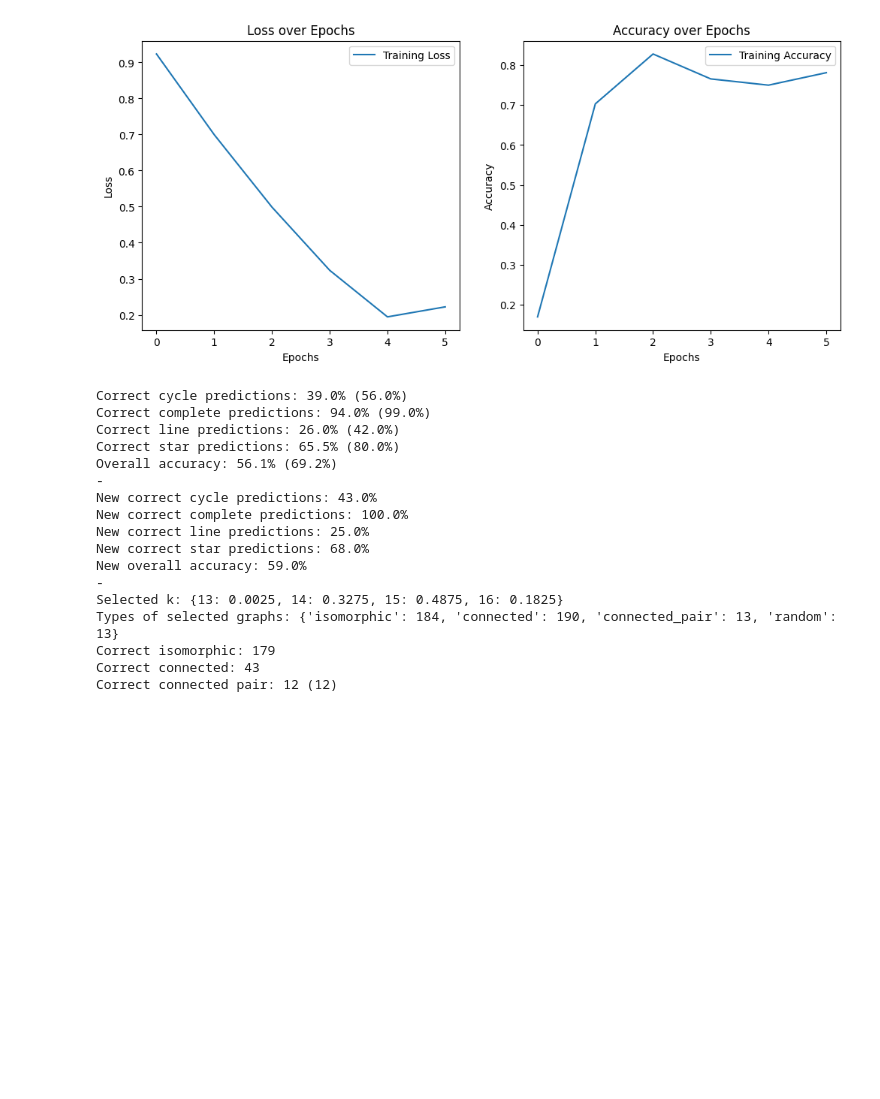
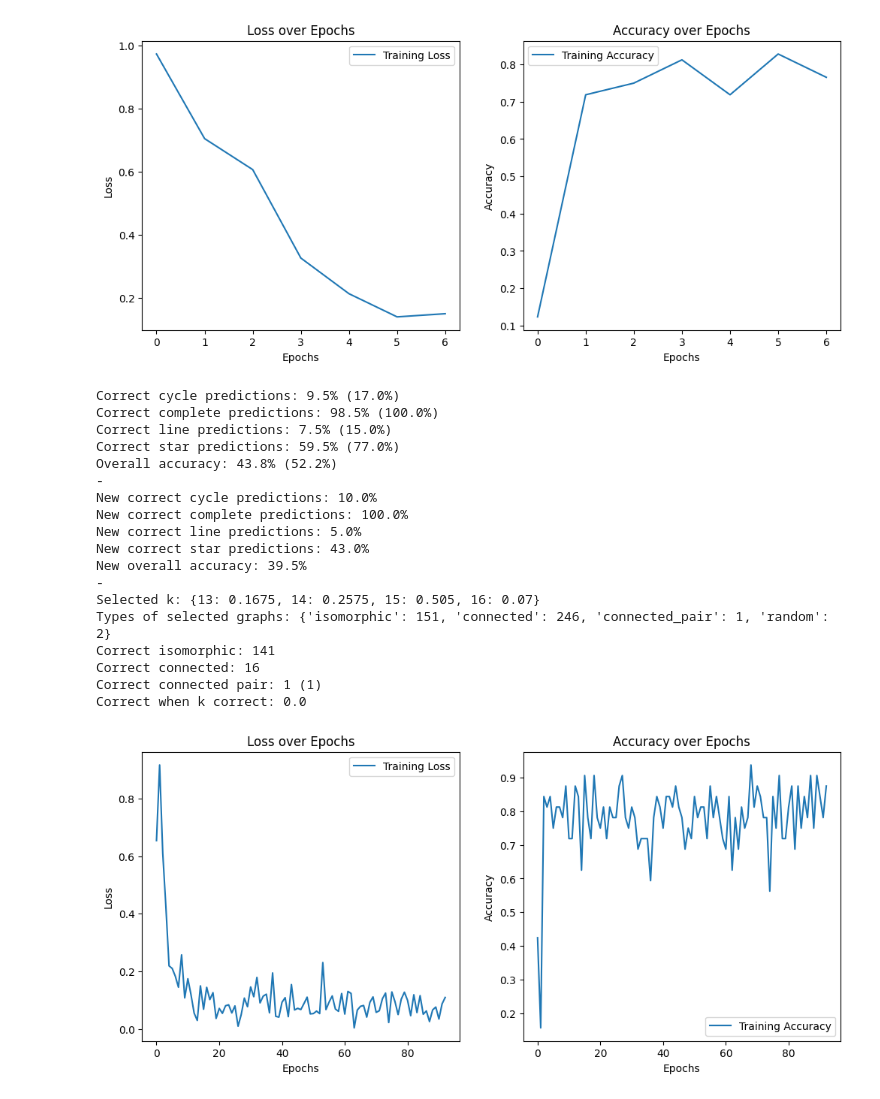
Before and after one commit to tsimiho/gmn, a Jupyter notebook: method1_synthetic.ipynb, the cells around one changed output. Saved outputs shown, nothing was run; the diff lists cells and outputs as text; code cells hidden in the pictures; blank space fills up the shorter version.

```diff
--- a/method1_synthetic.ipynb
+++ b/method1_synthetic.ipynb
@@ -441,7 +441,7 @@ def calculate_weighted_confidence(scores, external_weights=None, w_avg=0.5, w_va
 #             None,
 #         )
 # %%
-dataset = GraphDataset(torch.load("data/cycle_line_star_complete_1_15.pt"))
+dataset = GraphDataset(torch.load("data/cycle_line_star_complete_1_15+.pt"))
 
 (
     small_graphs,
@@ -925,28 +925,30 @@ thresholds = {8: 0.8, 15: 0.83}
 # %%
-hyperparams = (32, 5, 0.2, 0.01, 64, 400)
-# for hyperparams in hyperparameters:
-newargs = NewArgs(*hyperparams)
-model = GraphMatchingNetwork(newargs)
-optimizer = Adam(model.parameters(), lr=newargs.lr, weight_decay=1e-5)
-pairs, labels = create_graph_pairs(dataset, newargs.num_pairs)
-train(model, optimizer, pairs, labels, newargs.batch_size)
-acc_test(model, True, 0.83)
+# hyperparams = (32, 5, 0.2, 0.01, 64, 400)
+for hyperparams in hyperparameters:
+    newargs = NewArgs(*hyperparams)
+    model = GraphMatchingNetwork(newargs)
+    optimizer = Adam(model.parameters(), lr=newargs.lr, weight_decay=1e-5)
+    pairs, labels = create_graph_pairs(dataset, newargs.num_pairs)
+    train(model, optimizer, pairs, labels, newargs.batch_size)
+    acc_test(model, True, 0.75)
 # %% [output]
-[figure, old version]
+[figure, new version]
-Correct cycle predictions: 39.0% (56.0%)
-Correct complete predictions: 94.0% (99.0%)
-Correct line predictions: 26.0% (42.0%)
-Correct star predictions: 65.5% (80.0%)
-Overall accuracy: 56.1% (69.2%)
+Correct cycle predictions: 9.5% (17.0%)
+Correct complete predictions: 98.5% (100.0%)
+Correct line predictions: 7.5% (15.0%)
+Correct star predictions: 59.5% (77.0%)
+Overall accuracy: 43.8% (52.2%)
 -
-New correct cycle predictions: 43.0%
+New correct cycle predictions: 10.0%
 New correct complete predictions: 100.0%
-New correct line predictions: 25.0%
-New correct star predictions: 68.0%
-New overall accuracy: 59.0%
+New correct line predictions: 5.0%
+New correct star predictions: 43.0%
+New overall accuracy: 39.5%
 -
-Selected k: {13: 0.0025, 14: 0.3275, 15: 0.4875, 16: 0.1825}
-Types of selected graphs: {'isomorphic': 184, 'connected': 190, 'connected_pair': 13, 'random': 13}
-Correct isomorphic: 179
-Correct connected: 43
-Correct connected pair: 12 (12)
+Selected k: {13: 0.1675, 14: 0.2575, 15: 0.505, 16: 0.07}
+Types of selected graphs: {'isomorphic': 151, 'connected': 246, 'connected_pair': 1, 'random': 2}
+Correct isomorphic: 141
+Correct connected: 16
+Correct connected pair: 1 (1)
+Correct when k correct: 0.0
+[figure, added]
```
Also changed, not shown: parts of 4 cells of this notebook.
